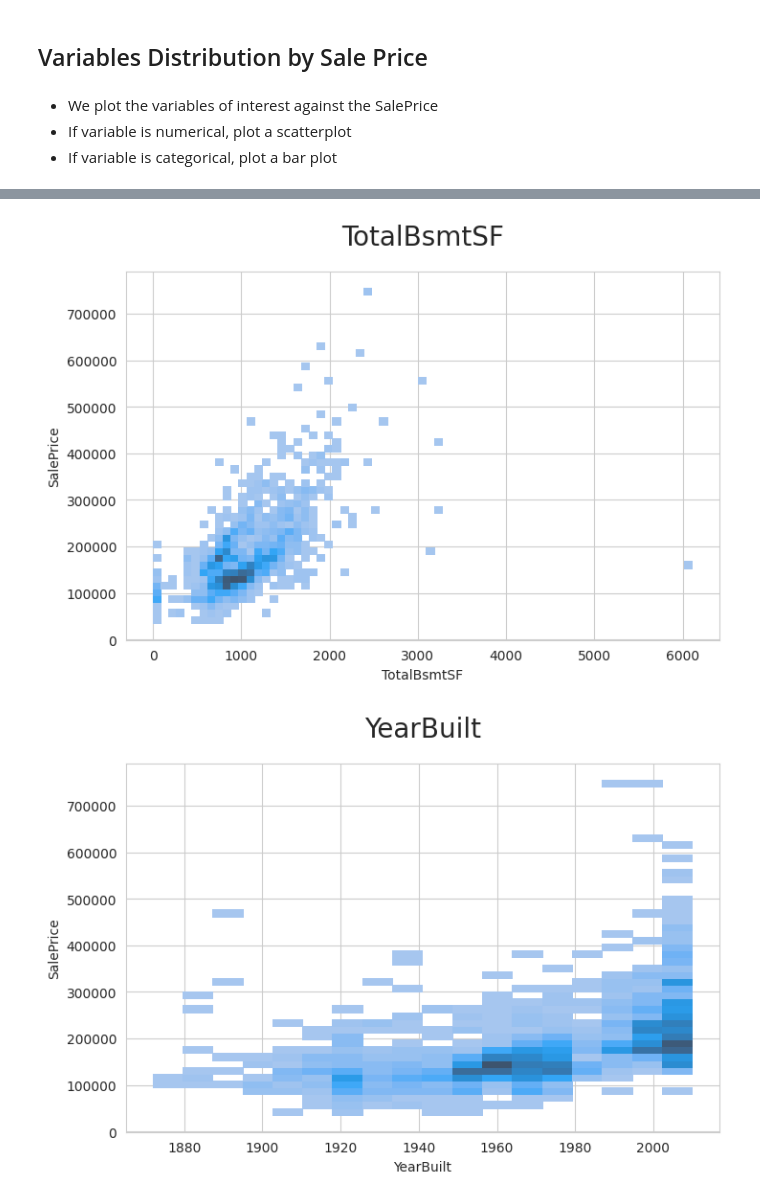
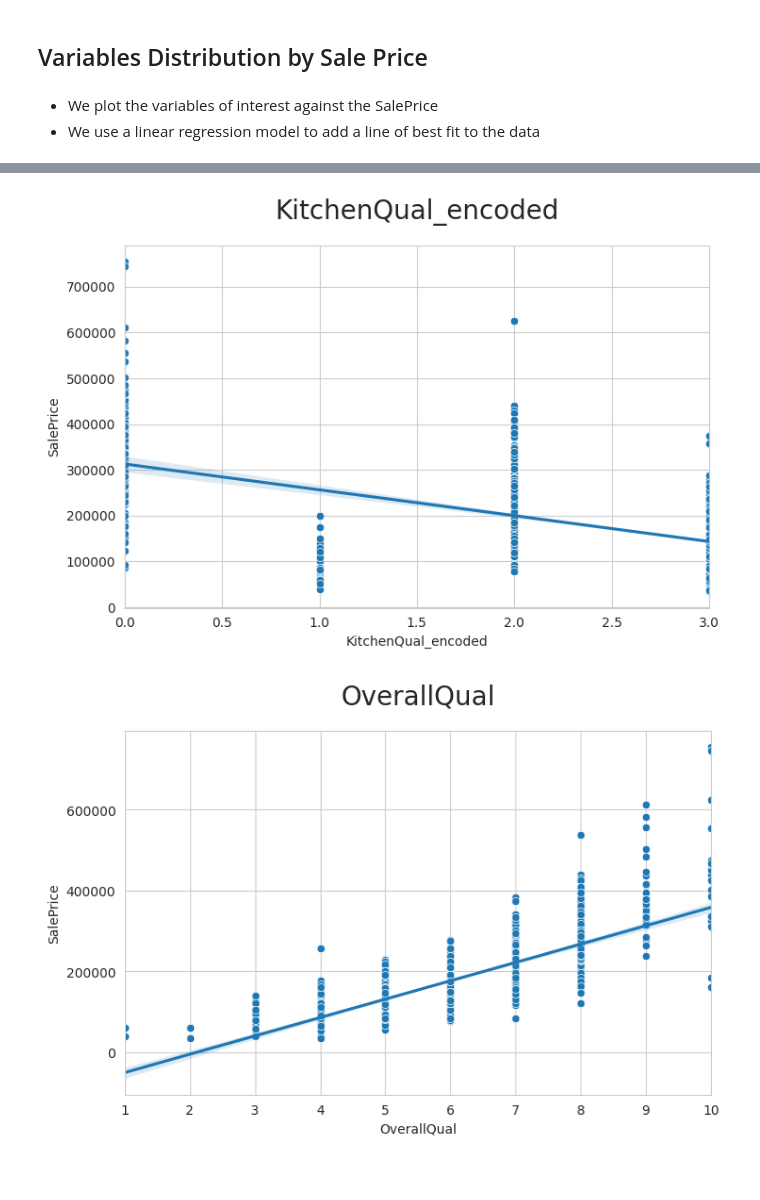
Before and after one commit to helenmurugan/heritage-housing-issues, a Jupyter notebook: jupyter_notebooks/02_Data_Visualisations.ipynb, the cells around one changed output, grey strips where cells are left out. Saved outputs shown, nothing was run; the diff lists cells and outputs as text; code cells hidden in the pictures; blank space fills up the shorter version.

Commit message:
data visualisation and conclusions

```diff
--- a/jupyter_notebooks/02_Data_Visualisations.ipynb
+++ b/jupyter_notebooks/02_Data_Visualisations.ipynb
@@ -99,0 +85,16 @@ We use `.corr()` for `spearman` and investigate the top 10 correlations
+# %%
+from sklearn.preprocessing import LabelEncoder
+import pandas as pd
+
+label_encoder = LabelEncoder()
+
+encoded_df = pd.DataFrame()
+
+for col in df.columns:
+    if df[col].dtype == 'object':
+        encoded_col = label_encoder.fit_transform(df[col])
+        encoded_df[col+'_encoded'] = encoded_col
+    else:
+        encoded_df[col] = df[col]
+
+encoded_df.head(3)
@@ -153,10 +174,13 @@ We now have the top five most important variables for predictinbg house sale pri
 # %%
 vars_to_study = ['1stFlrSF',
- 'GarageArea',
- 'GrLivArea',
- 'OverallQual',
- 'TotalBsmtSF',
- 'YearBuilt']
+                'GarageArea',
+                'GarageYrBlt',
+                'GrLivArea',
+                'KitchenQual_encoded',
+                'OverallQual',
+                'TotalBsmtSF',
+                'YearBuilt',
+                'YearRemodAdd']
 vars_to_study
 # %% [output]
 ['1stFlrSF',
@@ -170,6 +197,6 @@ vars_to_study
 # %% [markdown]
 Create a new dataframe with only selected variables and SalePrice
 # %%
-df_eda = df.filter(vars_to_study + ['SalePrice'])
+df_eda = encoded_df.filter(vars_to_study + ['SalePrice'])
 df_eda.head(3)
 # %% [output]
@@ -181,18 +208,23 @@ df_eda.head(3)
 ## Variables Distribution by Sale Price
 # %% [markdown]
 * We plot the variables of interest against the SalePrice
-* If variable is numerical, plot a scatterplot
-* If variable is categorical, plot a bar plot
+* We use a linear regression model to add a line of best fit to the data
 # %%
-def correlation_to_sale_price_hist(df, vars_to_study):
-    """ Display correlation plot between variables and sale price """
+import matplotlib.pyplot as plt
+import seaborn as sns
+sns.set_style('whitegrid')
+
+
+def plot_numerical(df_eda, col):
+    """scatterplots of variables vs SalePrice """
     target_var = 'SalePrice'
     for col in vars_to_study:
         fig, axes = plt.subplots(figsize=(8, 5))
-        axes = sns.histplot(data=df, x=col, y=target_var)
+        axes = sns.scatterplot(data=df_eda, x=col, y=target_var)
+        sns.regplot(data=df_eda, x=col, y=target_var, scatter=False, ax=axes)
         plt.title(f"{col}", fontsize=20, y=1.05)
         plt.show()
         print("\n\n")
 
-correlation_to_sale_price_hist(df_eda, vars_to_study)
+plot_numerical(df_eda, col)
 # %% [output]
@@ -203,2 +235,2 @@ correlation_to_sale_price_hist(df_eda, vars_to_study)
-[figure, old version]
+[figure, new version]
-[figure, old version]
+[figure, new version]
```
Also changed, not shown: parts of 27 cells of this notebook.
